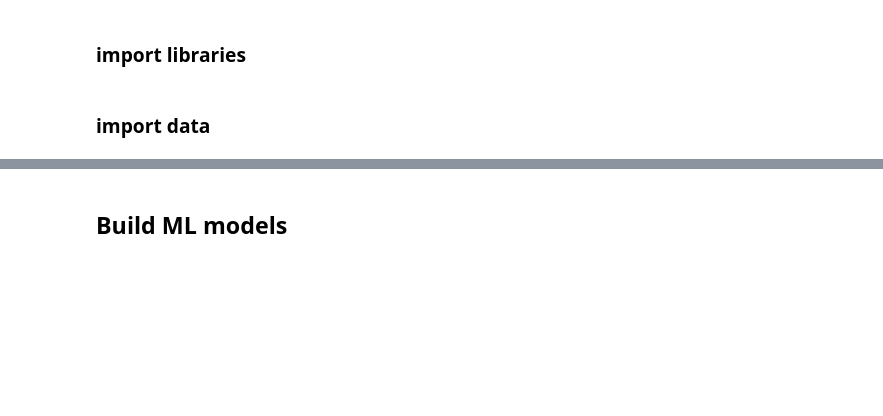
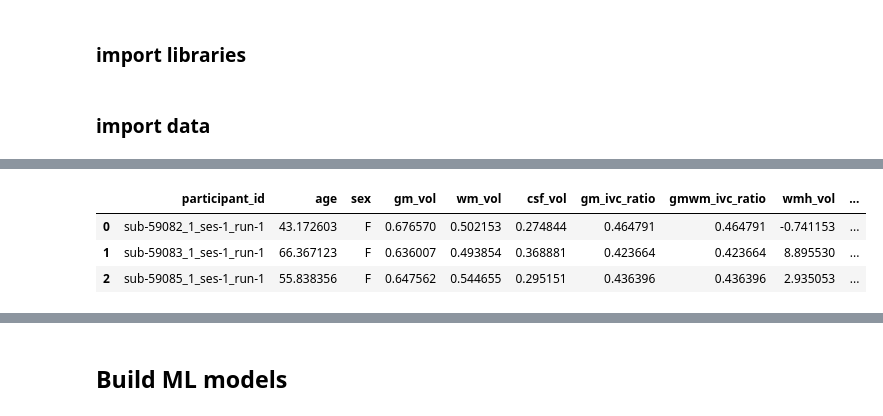
Before and after one commit to brainspinner/cvasl, a Jupyter notebook: harmonization_paper/ml_experiment4.ipynb, the cells around one changed output, grey strips where cells are left out. Drawn from its saved outputs; the diff is of its cells as text; code cells hidden in the pictures; blank space fills up the shorter version.

```diff
--- a/harmonization_paper/ml_experiment4.ipynb
+++ b/harmonization_paper/ml_experiment4.ipynb
@@ -57,6 +66,11 @@ TOP = TOP.drop(TOP.columns[0],axis=1)
 # %%
-StrokeMRI = StrokeMRI.drop(StrokeMRI.columns[0],axis=1)
-#StrokeMRI
+StrokeMRI = StrokeMRI.rename(columns={"Unnamed: 0": "participant_id"})
+StrokeMRI.head(3)
+# %% [output]
+|  | participant_id | age | sex | gm_vol | wm_vol | csf_vol | gm_ivc_ratio | gmwm_ivc_ratio | wmh_vol | ... |
+| 0 | sub-59082_1_ses-1_run-1 | 43.172603 | F | 0.676570 | 0.502153 | 0.274844 | 0.464791 | 0.464791 | -0.741153 | ... |
+| 1 | sub-59083_1_ses-1_run-1 | 66.367123 | F | 0.636007 | 0.493854 | 0.368881 | 0.423664 | 0.423664 | 8.895530 | ... |
+| 2 | sub-59085_1_ses-1_run-1 | 55.838356 | F | 0.647562 | 0.544655 | 0.295151 | 0.436396 | 0.436396 | 2.935053 | ... |
 # %%
 # Now we need to flip the sex back to numbers for a correlation
 sex_mapping = {'F':0,'M':1}
```
Also changed, not shown: parts of 23 cells of this notebook, 17 other files.
